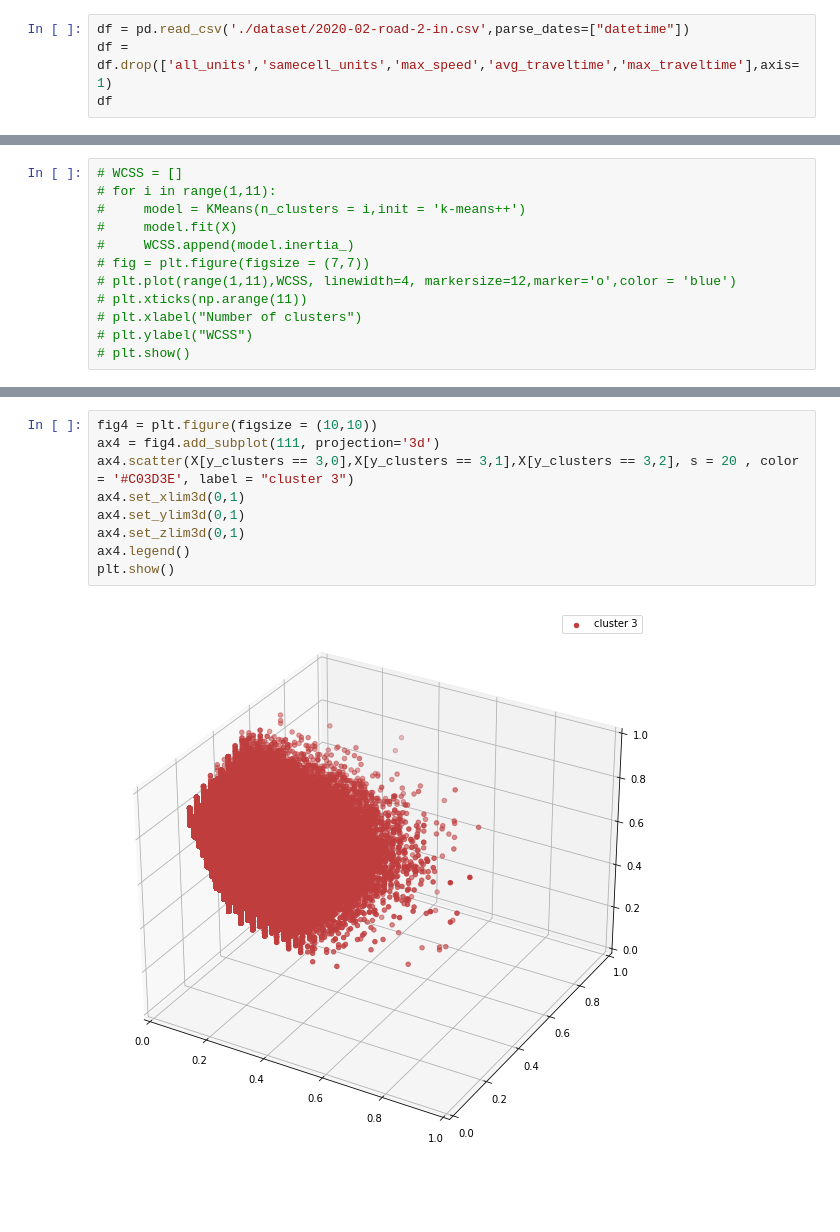
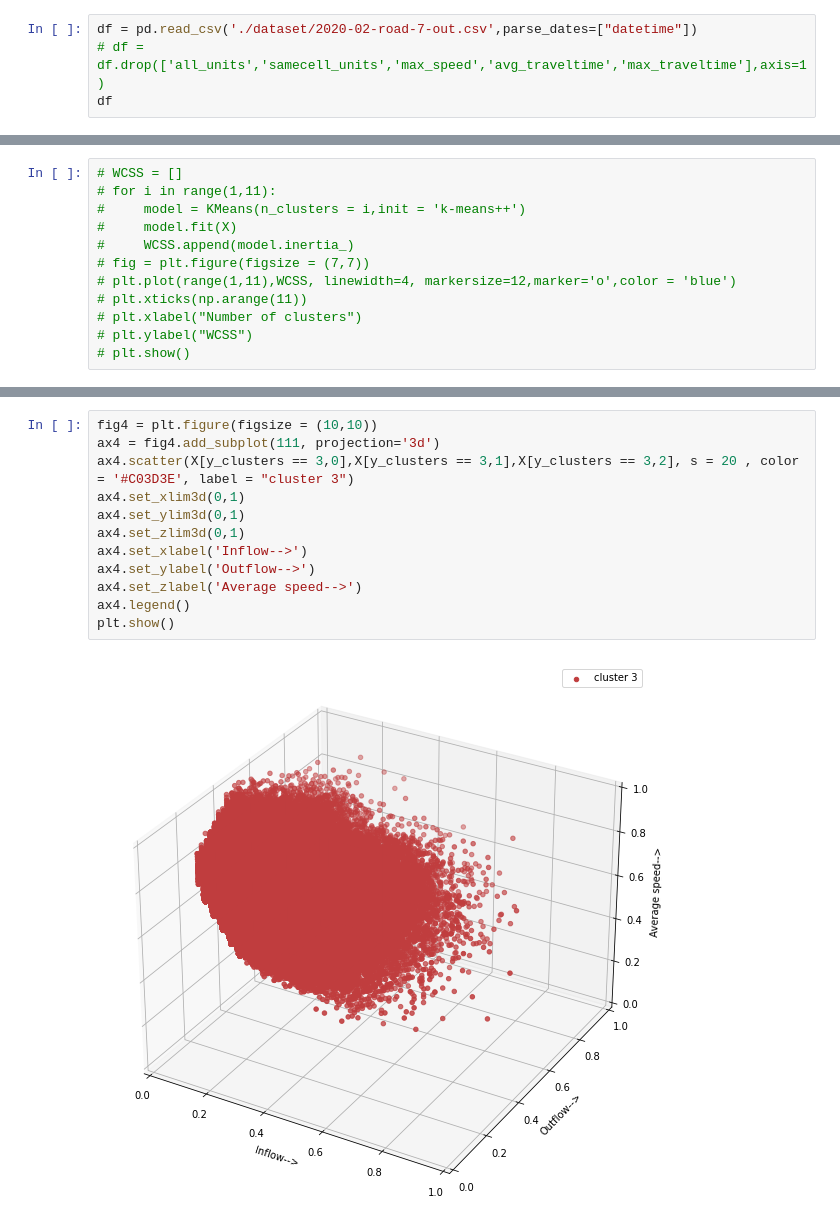
Before and after one commit to Traffic-anomaly-detection/traffic-anomaly-detection, a Jupyter notebook: k-means-test.ipynb, the cells around one changed output, grey strips where cells are left out. Cells and saved outputs as stored; diff of their text form; blank space fills up the shorter version.

```diff
--- a/k-means-test.ipynb
+++ b/k-means-test.ipynb
@@ -20,7 +20,7 @@ import plotly.express as px
 import math
 tqdm.pandas()
 # %%
-df = pd.read_csv('./dataset/2020-02-road-2-in.csv',parse_dates=["datetime"])
-df = df.drop(['all_units','samecell_units','max_speed','avg_traveltime','max_traveltime'],axis=1)
+df = pd.read_csv('./dataset/2020-02-road-7-out.csv',parse_dates=["datetime"])
+# df = df.drop(['all_units','samecell_units','max_speed','avg_traveltime','max_traveltime'],axis=1)
 df
 # %% [output]
@@ -173,14 +179,17 @@ print(X[y_clusters == 3,2][10])
 # %%
 fig4 = plt.figure(figsize = (10,10))
 ax4 = fig4.add_subplot(111, projection='3d')
 ax4.scatter(X[y_clusters == 3,0],X[y_clusters == 3,1],X[y_clusters == 3,2], s = 20 , color = '#C03D3E', label = "cluster 3")
 ax4.set_xlim3d(0,1)
 ax4.set_ylim3d(0,1)
 ax4.set_zlim3d(0,1)
+ax4.set_xlabel('Inflow-->')
+ax4.set_ylabel('Outflow-->')
+ax4.set_zlabel('Average speed-->')
 ax4.legend()
 plt.show()
 # %% [output]
-[figure, old version]
+[figure, new version]
 # %%
 fig5 = plt.figure(figsize = (10,10))
 ax5 = fig5.add_subplot(111, projection='3d')
```
Also changed, not shown: parts of 15 cells of this notebook.
